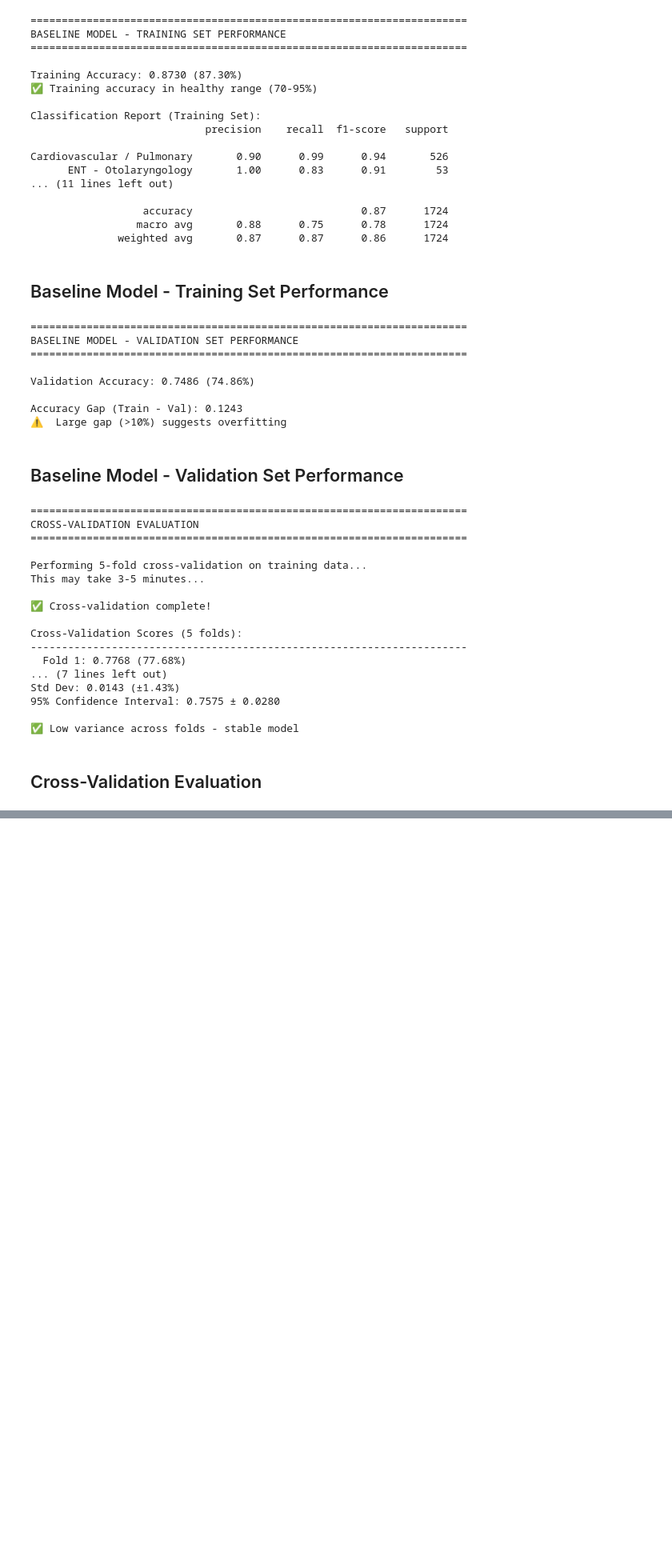
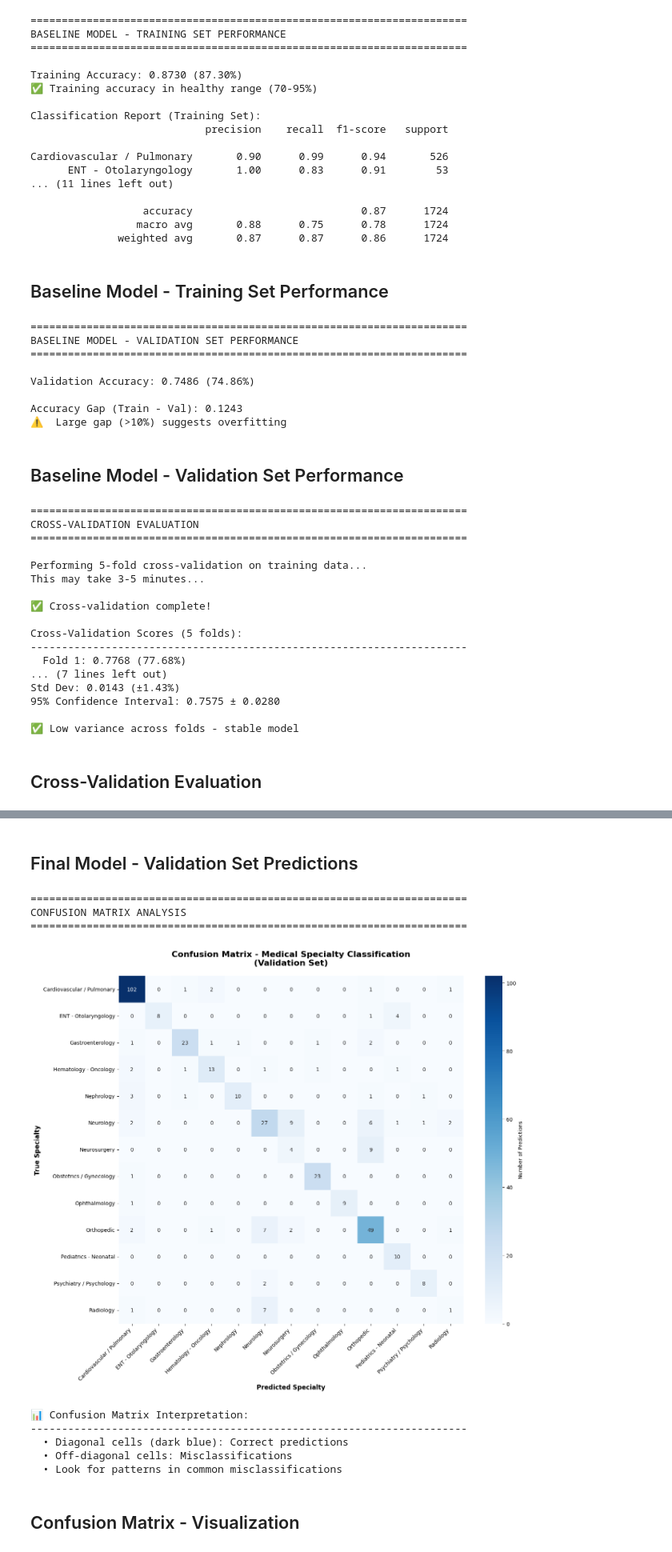
Before and after one commit to DasunNirmal/medical-ml-final-project, a Jupyter notebook: notebooks/2_classification_modeling.ipynb, the cells around one changed output, grey strips where cells are left out. Shown at 80% size. Cells and saved outputs as stored; diff of their text form; code cells hidden in the pictures; blank space fills up the shorter version.

```diff
--- a/notebooks/2_classification_modeling.ipynb
+++ b/notebooks/2_classification_modeling.ipynb
@@ -316,0 +468,17 @@ Reduces variance in performance estimation -->
+# %%
+print("\n" + "="*70)
+print("FINAL MODEL - VALIDATION SET EVALUATION")
+print("="*70)
+
+# Make predictions on validation set
+y_val_pred_final = final_model.predict(X_val)
+
+# Calculate accuracy
+val_accuracy_final = accuracy_score(y_val, y_val_pred_final)
+
+print(f"\nValidation Accuracy: {val_accuracy_final:.4f} ({val_accuracy_final*100:.2f}%)")
+
+# Compare to baseline
+improvement_val = val_accuracy_final - val_accuracy
+print(f"Baseline Validation Accuracy: {val_accuracy:.4f}")
+print(f"Improvement: {improvement_val:.4f} ({improvement_val*100:.2f} percentage points)")
@@ -316,0 +493,52 @@ Reduces variance in performance estimation -->
+# %% [markdown]
+## Final Model - Validation Set Predictions
+<!-- Purpose: Evaluate final optimized model on validation data -->
+# %%
+print("\n" + "="*70)
+print("CONFUSION MATRIX ANALYSIS")
+print("="*70)
+
+# Generate confusion matrix
+cm = confusion_matrix(y_val, y_val_pred_final)
+
+# Get class labels
+class_labels = sorted(y_train.unique())
+
+# Create heatmap
+plt.figure(figsize=(14, 12))
+sns.heatmap(cm,
+            annot=True,              # Show numbers in cells
+            fmt='d',                 # Integer format
+            cmap='Blues',            # Color scheme
+            xticklabels=class_labels,
+            yticklabels=class_labels,
+            cbar_kws={'label': 'Number of Predictions'})
+
+plt.title('Confusion Matrix - Medical Specialty Classification\n(Validation Set)',
+          fontsize=16, fontweight='bold', pad=20)
+plt.xlabel('Predicted Specialty', fontsize=12, fontweight='bold')
+plt.ylabel('True Specialty', fontsize=12, fontweight='bold')
+plt.xticks(rotation=45, ha='right')
+plt.yticks(rotation=0)
+plt.tight_layout()
+plt.show()
+
+print("\n📊 Confusion Matrix Interpretation:")
+print("-"*70)
+print("  • Diagonal cells (dark blue): Correct predictions")
+print("  • Off-diagonal cells: Misclassifications")
+print("  • Look for patterns in common misclassifications")
+# %% [output]
+======================================================================
+CONFUSION MATRIX ANALYSIS
+======================================================================
+[figure, added]
+📊 Confusion Matrix Interpretation:
+----------------------------------------------------------------------
+  • Diagonal cells (dark blue): Correct predictions
+  • Off-diagonal cells: Misclassifications
+  • Look for patterns in common misclassifications
+# %% [markdown]
+## Confusion Matrix - Visualization
+<!-- Purpose: Visualize prediction patterns across all specialties
+Shows where the model makes mistakes -->
```
Also changed, not shown: parts of 21 cells of this notebook.
